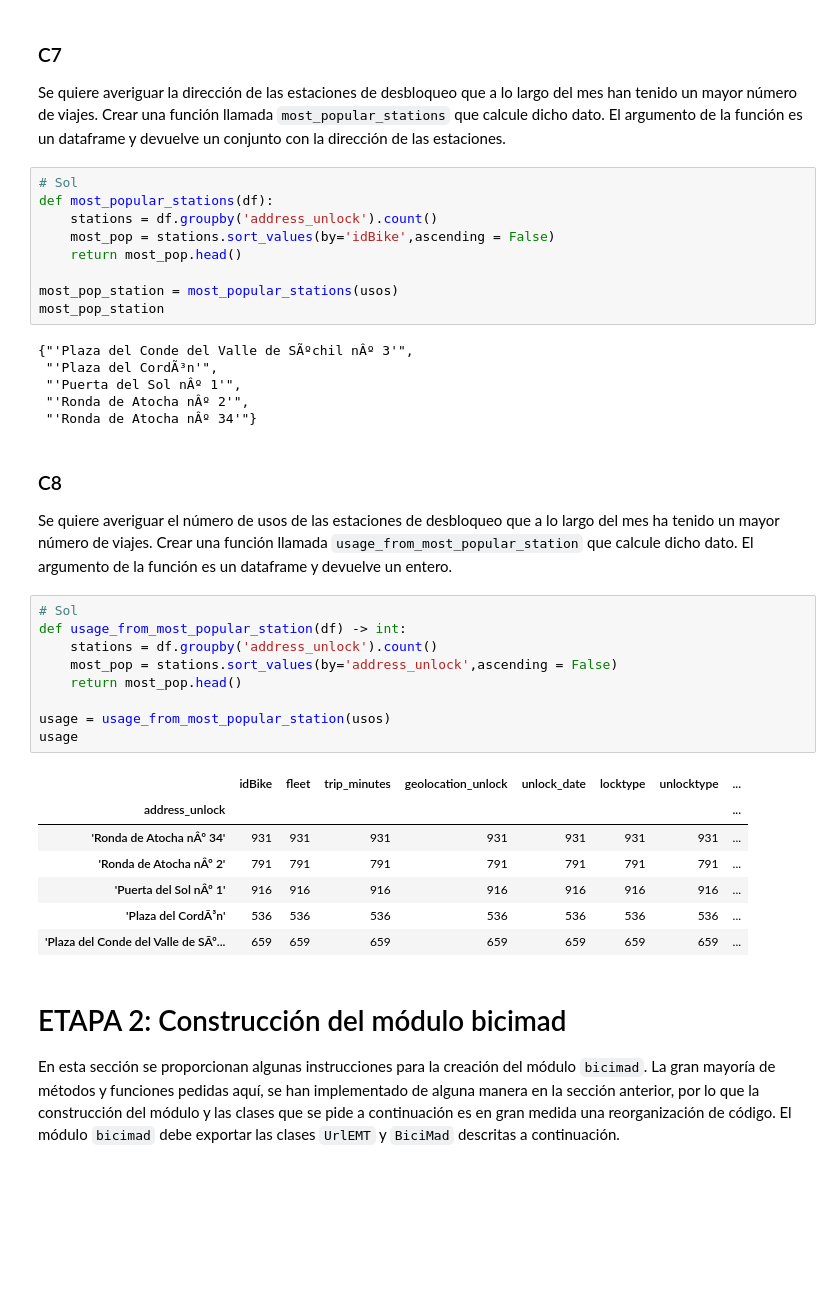
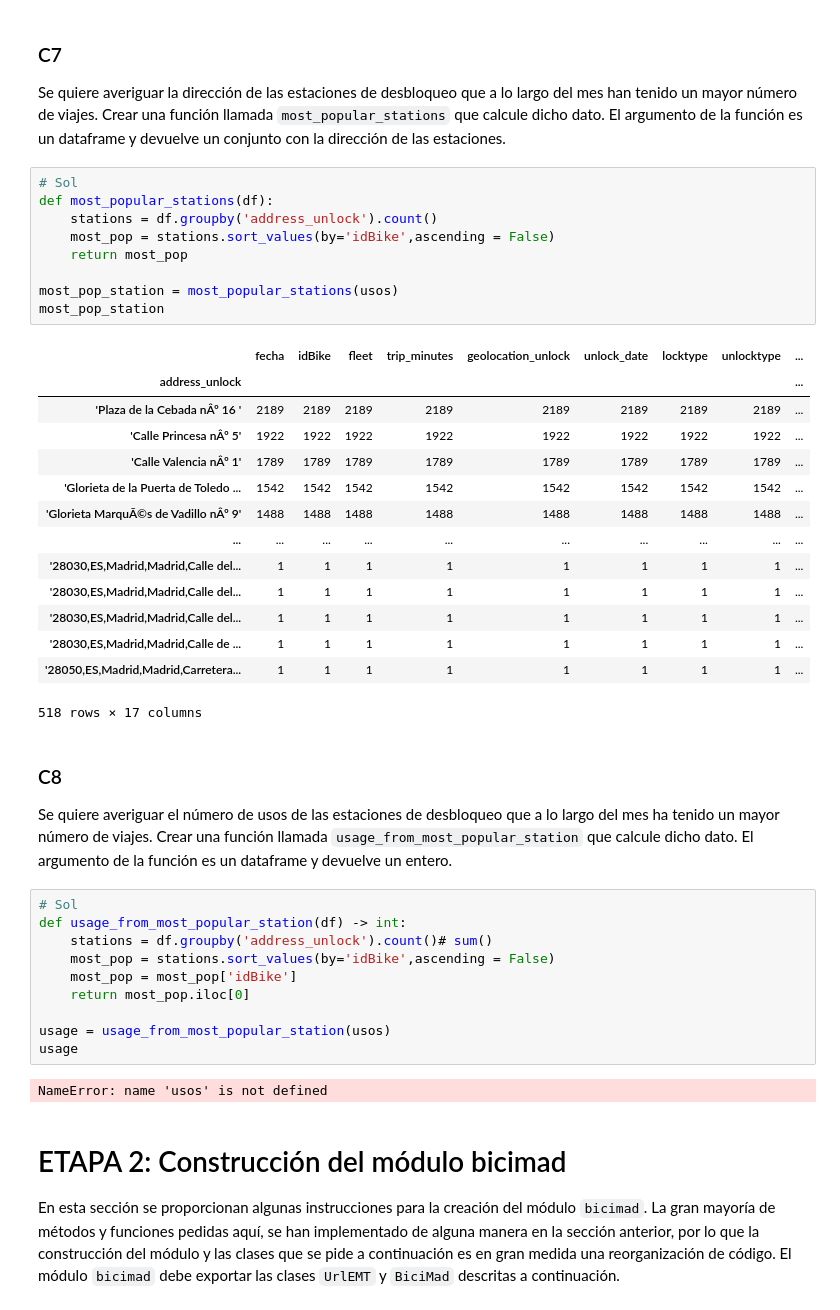
Before and after one commit to floren007/UCM, a Jupyter notebook: trabajo_programacion_avanzada_florentino/enunciado.ipynb, the cells around one changed output. Drawn from its saved outputs; the diff is of its cells as text; blank space fills up the shorter version.

```diff
--- a/trabajo_programacion_avanzada_florentino/enunciado.ipynb
+++ b/trabajo_programacion_avanzada_florentino/enunciado.ipynb
@@ -494,18 +486,27 @@ Se quiere averiguar la dirección de las estaciones de desbloqueo que a lo largo
 # %%
 # Sol
 def most_popular_stations(df):
     stations = df.groupby('address_unlock').count()
     most_pop = stations.sort_values(by='idBike',ascending = False)
-    return most_pop.head()
+    return most_pop
 
 most_pop_station = most_popular_stations(usos)
 most_pop_station
 # %% [output]
+|  | fecha | idBike | fleet | trip_minutes | geolocation_unlock | unlock_date | locktype | unlocktype | ... |
+| address_unlock |  |  |  |  |  |  |  |  | ... |
+| 'Plaza de la Cebada nÂº 16 ' | 2189 | 2189 | 2189 | 2189 | 2189 | 2189 | 2189 | 2189 | ... |
+| 'Calle Princesa nÂº 5' | 1922 | 1922 | 1922 | 1922 | 1922 | 1922 | 1922 | 1922 | ... |
+| 'Calle Valencia nÂº 1' | 1789 | 1789 | 1789 | 1789 | 1789 | 1789 | 1789 | 1789 | ... |
+| 'Glorieta de la Puerta de Toledo ... | 1542 | 1542 | 1542 | 1542 | 1542 | 1542 | 1542 | 1542 | ... |
+| 'Glorieta MarquÃ©s de Vadillo nÂº 9' | 1488 | 1488 | 1488 | 1488 | 1488 | 1488 | 1488 | 1488 | ... |
+| ... | ... | ... | ... | ... | ... | ... | ... | ... | ... |
+| '28030,ES,Madrid,Madrid,Calle del... | 1 | 1 | 1 | 1 | 1 | 1 | 1 | 1 | ... |
+| '28030,ES,Madrid,Madrid,Calle del... | 1 | 1 | 1 | 1 | 1 | 1 | 1 | 1 | ... |
+| '28030,ES,Madrid,Madrid,Calle del... | 1 | 1 | 1 | 1 | 1 | 1 | 1 | 1 | ... |
+| '28030,ES,Madrid,Madrid,Calle de ... | 1 | 1 | 1 | 1 | 1 | 1 | 1 | 1 | ... |
+| '28050,ES,Madrid,Madrid,Carretera... | 1 | 1 | 1 | 1 | 1 | 1 | 1 | 1 | ... |
-{"'Plaza del Conde del Valle de SÃºchil nÂº 3'",
- "'Plaza del CordÃ³n'",
- "'Puerta del Sol nÂº 1'",
- "'Ronda de Atocha nÂº 2'",
- "'Ronda de Atocha nÂº 34'"}
+518 rows × 17 columns
 # %% [markdown]
 ### C8
 
@@ -513,20 +514,15 @@ Se quiere averiguar el  número de usos de las estaciones de desbloqueo que a lo
 # %%
 # Sol
 def usage_from_most_popular_station(df) -> int:
-    stations = df.groupby('address_unlock').count()
-    most_pop = stations.sort_values(by='address_unlock',ascending = False)
-    return most_pop.head()
+    stations = df.groupby('address_unlock').count()# sum()
+    most_pop = stations.sort_values(by='idBike',ascending = False)
+    most_pop = most_pop['idBike']
+    return most_pop.iloc[0]
 
 usage = usage_from_most_popular_station(usos)
 usage
 # %% [output]
-|  | idBike | fleet | trip_minutes | geolocation_unlock | unlock_date | locktype | unlocktype | ... |
-| address_unlock |  |  |  |  |  |  |  | ... |
-| 'Ronda de Atocha nÂº 34' | 931 | 931 | 931 | 931 | 931 | 931 | 931 | ... |
-| 'Ronda de Atocha nÂº 2' | 791 | 791 | 791 | 791 | 791 | 791 | 791 | ... |
-| 'Puerta del Sol nÂº 1' | 916 | 916 | 916 | 916 | 916 | 916 | 916 | ... |
-| 'Plaza del CordÃ³n' | 536 | 536 | 536 | 536 | 536 | 536 | 536 | ... |
-| 'Plaza del Conde del Valle de SÃº... | 659 | 659 | 659 | 659 | 659 | 659 | 659 | ... |
+NameError: name 'usos' is not defined
 # %% [markdown]
 # ETAPA 2: Construcción del módulo bicimad
 
```
Also changed, not shown: parts of 5 cells of this notebook, 1 other file.
